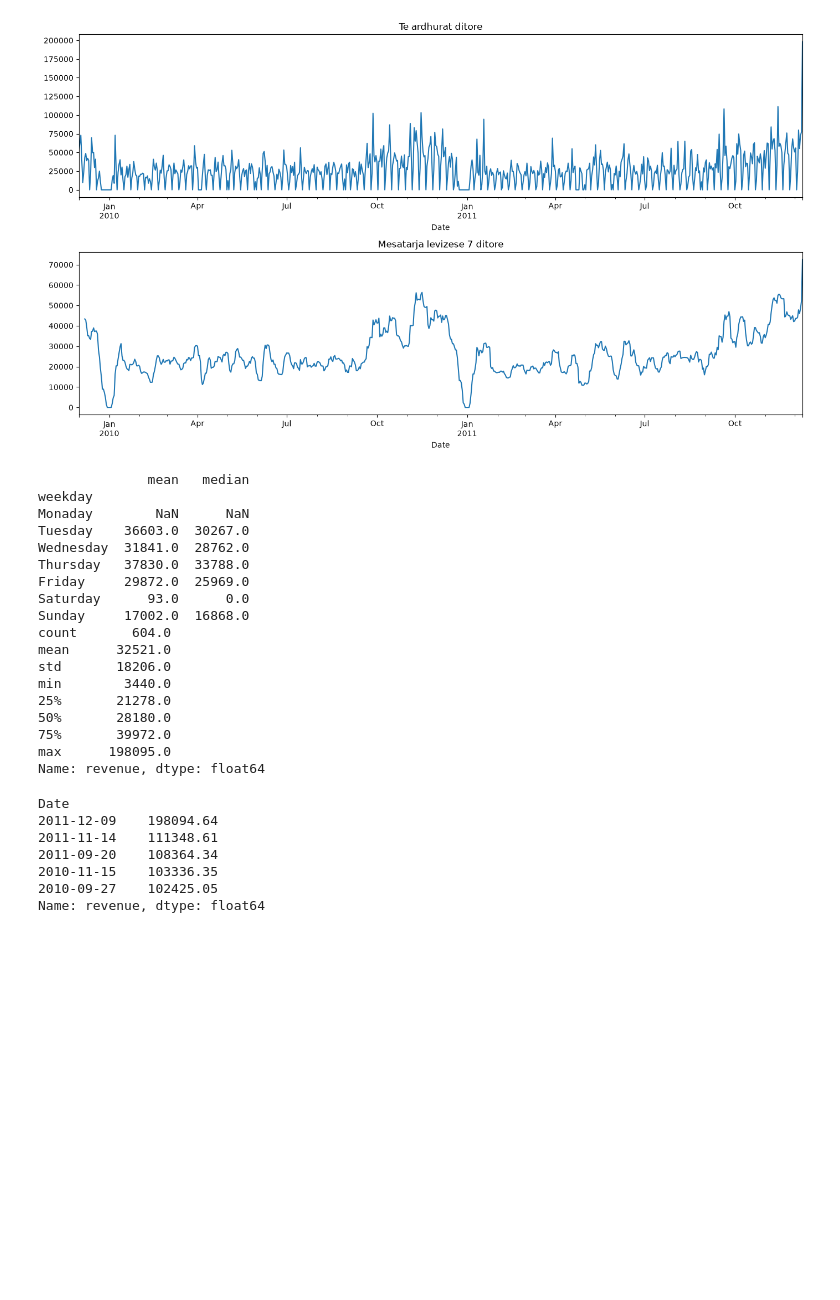
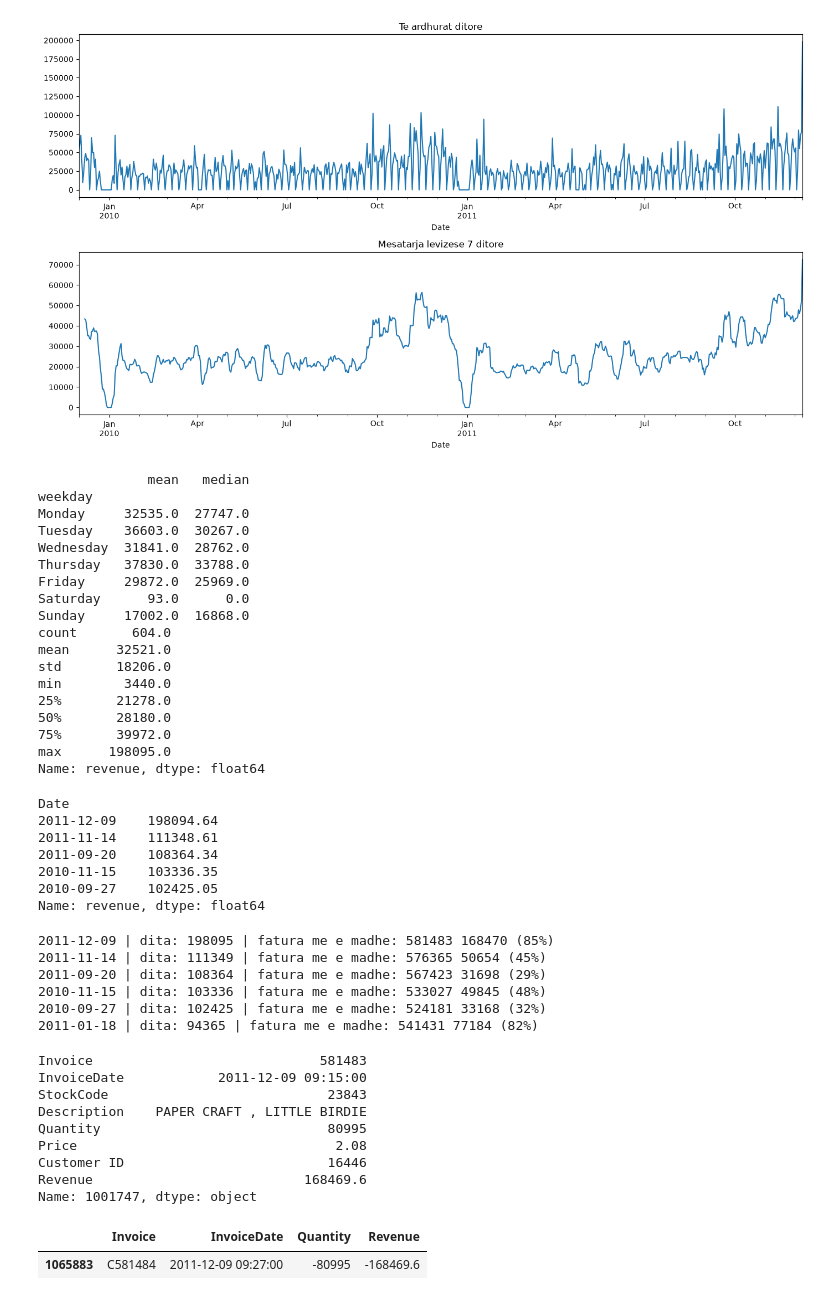
Before and after one commit to Dua-Gashi/online-retail-customer-analytics, a Jupyter notebook: notebooks/03_forecasting.ipynb, the cells around one changed output. Cells and saved outputs as stored; diff of their text form; code cells hidden in the pictures; blank space fills up the shorter version.

```diff
--- a/notebooks/03_forecasting.ipynb
+++ b/notebooks/03_forecasting.ipynb
@@ -17,4 +17,5 @@ from src.forecasting import build_daily_series, validate_daily
 
 sales, returns = clean_data(load_data())
 sales = add_columns(sales)
+returns = add_columns(returns)
 # %% [output]
@@ -105,7 +108,7 @@ plt.show()
 [figure]
 # %%
 daily["weekday"] = daily.index.day_name()
-order = ["Monaday", "Tuesday",  "Wednesday", "Thursday", "Friday", "Saturday", "Sunday"]
+order = ["Monday", "Tuesday",  "Wednesday", "Thursday", "Friday", "Saturday", "Sunday"]
 print(daily.groupby("weekday")["revenue"].agg(["mean", "median"]).reindex(order).round(0))
 
 open_days = daily[daily["is_open"]]
@@ -114,7 +117,7 @@ open_days["revenue"].nlargest(5)
 # %% [output]
               mean   median
 weekday
-Monaday        NaN      NaN
+Monday     32535.0  27747.0
 Tuesday    36603.0  30267.0
 Wednesday  31841.0  28762.0
 Thursday   37830.0  33788.0
@@ -137,3 +140,36 @@ Date
 2010-11-15    103336.35
 2010-09-27    102425.05
 Name: revenue, dtype: float64
+# %%
+inv = sales.groupby(["Date", "Invoice"])["Revenue"].sum().reset_index()
+open_days = daily[daily["is_open"]]
+
+for d in open_days["revenue"].nlargest(6).index:
+    day = inv[inv["Date"] == d].sort_values("Revenue", ascending=False)
+    top = day.iloc[0]
+    share = top["Revenue"] / day["Revenue"].sum() * 100
+    print(d.date(), "| dita:", round(day["Revenue"].sum()), "| fatura me e madhe:", top["Invoice"], round(top["Revenue"]), f"({share:.0f}%)")
+# %% [output]
+2011-12-09 | dita: 198095 | fatura me e madhe: 581483 168470 (85%)
+2011-11-14 | dita: 111349 | fatura me e madhe: 576365 50654 (45%)
+2011-09-20 | dita: 108364 | fatura me e madhe: 567423 31698 (29%)
+2010-11-15 | dita: 103336 | fatura me e madhe: 533027 49845 (48%)
+2010-09-27 | dita: 102425 | fatura me e madhe: 524181 33168 (32%)
+2011-01-18 | dita: 94365 | fatura me e madhe: 541431 77184 (82%)
+# %%
+row = sales[sales["Date"] == "2011-12-09"].nlargest(1, "Revenue").iloc[0]
+print(row[["Invoice", "InvoiceDate", "StockCode", "Description", "Quantity", "Price", "Customer ID", "Revenue"]])
+
+returns[(returns["StockCode"] == row["StockCode"]) & (returns["Customer ID"] == row["Customer ID"])][["Invoice", "InvoiceDate", "Quantity", "Revenue"]]
+# %% [output]
+Invoice                             581483
+InvoiceDate            2011-12-09 09:15:00
+StockCode                            23843
+Description    PAPER CRAFT , LITTLE BIRDIE
+Quantity                             80995
+Price                                 2.08
+Customer ID                          16446
+Revenue                           168469.6
+Name: 1001747, dtype: object
+|  | Invoice | InvoiceDate | Quantity | Revenue |
+| 1065883 | C581484 | 2011-12-09 09:27:00 | -80995 | -168469.6 |
```
Also changed, not shown: parts of 2 cells of this notebook.
